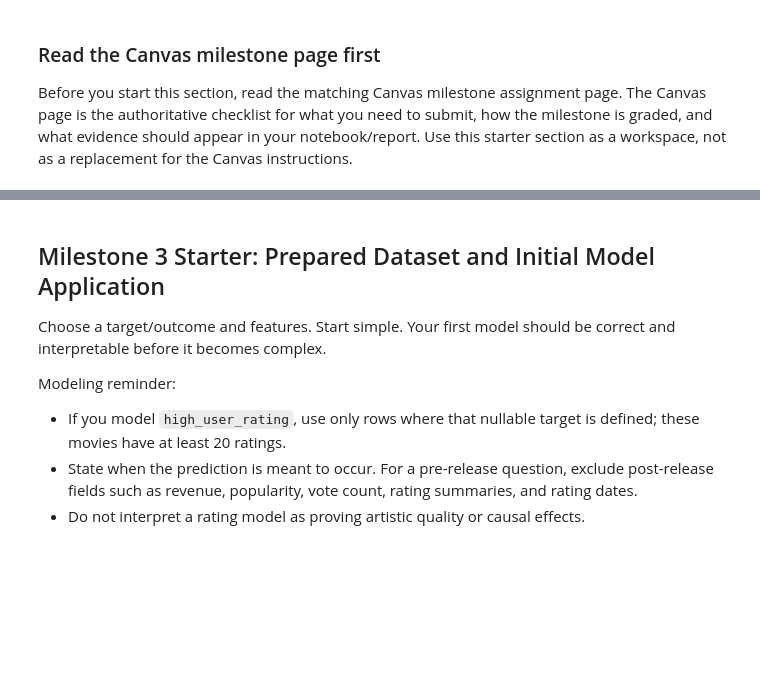
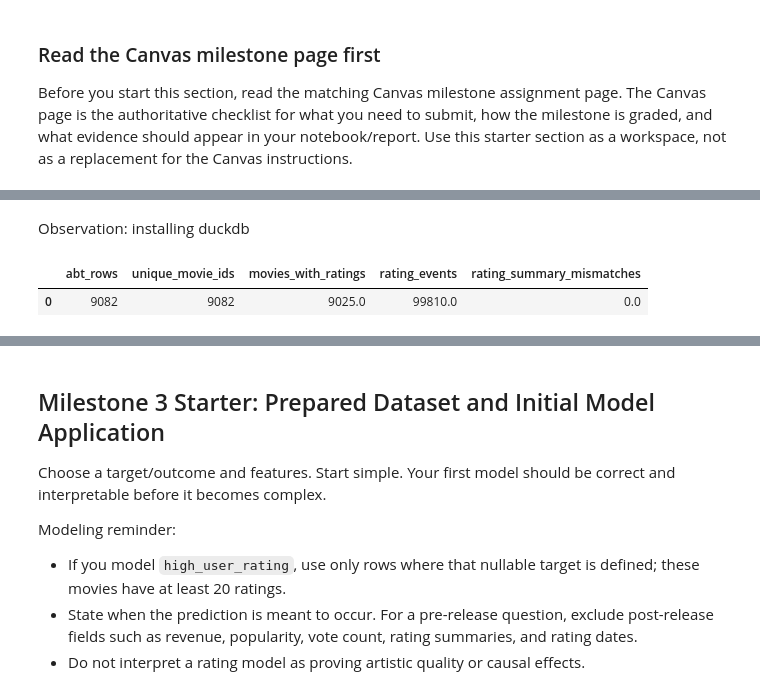
Before and after one commit to pipvep/ban6003-final-project-pip, a Jupyter notebook: notebooks/movies_project_starter.ipynb, the cells around one changed output, grey strips where cells are left out. Cells and saved outputs as stored; diff of their text form; code cells hidden in the pictures; blank space fills up the shorter version.

```diff
--- a/notebooks/movies_project_starter.ipynb
+++ b/notebooks/movies_project_starter.ipynb
@@ -366,17 +463,55 @@ The project milestone asks for database or SQL work that supports the workflow.
+# %% [markdown]
+Observation: installing duckdb
 # %%
-import sqlite3
+import duckdb
 
-with sqlite3.connect(":memory:") as connection:
-    abt.to_sql("movies_abt", connection, if_exists="replace", index=False)
-    sql_abt_check = pd.read_sql_query(
-        """
-        SELECT
-            COUNT(*) AS abt_rows,
-            COUNT(DISTINCT movieId) AS unique_movie_ids,
-            SUM(CASE WHEN high_user_rating IS NULL THEN 1 ELSE 0 END) AS target_not_defined_rows
-        FROM movies_abt;
-        """,
-        connection,
+connection = duckdb.connect(":memory:")
+try:
+    connection.register("movies", movies[["movieId"]])
+    connection.register("ratings", ratings[["movieId", "userId", "rating"]])
+    connection.register(
+        "pandas_rating_summary",
+        rating_summary[
+            ["movieId", "user_rating_count", "user_rating_mean",
+             "user_rating_distinct_users"]
+        ],
     )
 
+    sql_abt_check = connection.execute(
+        """
+        WITH sql_rating_summary AS (
+                    SELECT
+                        movieId,
+                        COUNT(*) AS user_rating_count,
+                        AVG(rating) AS user_rating_mean,
+                        COUNT(DISTINCT userId) AS user_rating_distinct_users
+                    FROM ratings
+                    GROUP BY movieId
+                )
+                SELECT
+                    COUNT(*) AS abt_rows,
+                    COUNT(DISTINCT m.movieId) AS unique_movie_ids,
+                    SUM(CASE WHEN s.movieId IS NOT NULL THEN 1 ELSE 0 END) AS movies_with_ratings,
+                    SUM(COALESCE(s.user_rating_count, 0)) AS rating_events,
+                    SUM(CASE WHEN
+                        COALESCE(s.user_rating_count, 0) != COALESCE(p.user_rating_count, 0)
+                        OR COALESCE(s.user_rating_distinct_users, 0) != COALESCE(p.user_rating_distinct_users, 0)
+                        OR (s.user_rating_mean IS NULL AND p.user_rating_mean IS NOT NULL)
+                        OR (s.user_rating_mean IS NOT NULL AND p.user_rating_mean IS NULL)
+                        OR (s.user_rating_mean IS NOT NULL AND ABS(s.user_rating_mean - p.user_rating_mean) > 1e-10)
+                    THEN 1 ELSE 0 END) AS rating_summary_mismatches
+                FROM movies AS m
+                LEFT JOIN sql_rating_summary AS s ON m.movieId = s.movieId
+                LEFT JOIN pandas_rating_summary AS p ON m.movieId = p.movieId;
+        """,
+    ).df()
+finally:
+    connection.close()
+
+assert sql_abt_check.loc[0, "abt_rows"] == len(movies)
+assert sql_abt_check.loc[0, "unique_movie_ids"] == len(movies)
+assert sql_abt_check.loc[0, "rating_summary_mismatches"] == 0
 sql_abt_check
+# %% [output]
+|  | abt_rows | unique_movie_ids | movies_with_ratings | rating_events | rating_summary_mismatches |
+| 0 | 9082 | 9082 | 9025.0 | 99810.0 | 0.0 |
```
Also changed, not shown: parts of 13 cells of this notebook, 2 other files.
